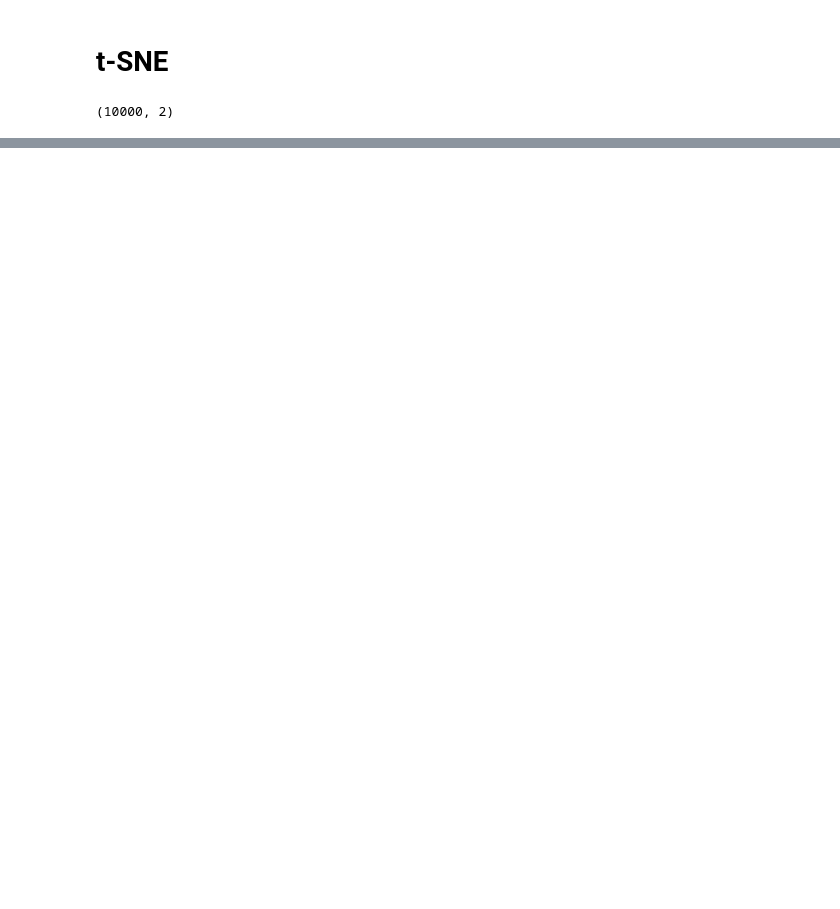
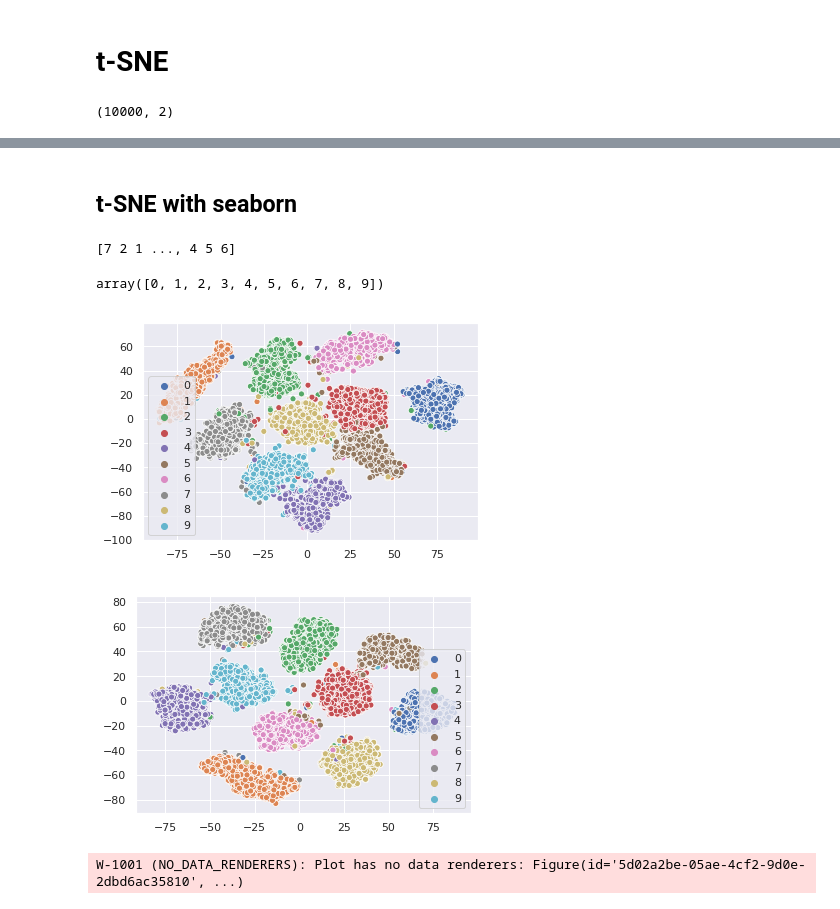
Before and after one commit to Michi265/Tesi, a Jupyter notebook: Prof_pytorch_ml_with_mnist.ipynb, the cells around one changed output, grey strips where cells are left out. Saved outputs shown, nothing was run; the diff lists cells and outputs as text; code cells hidden in the pictures; blank space fills up the shorter version.

```diff
--- a/Prof_pytorch_ml_with_mnist.ipynb
+++ b/Prof_pytorch_ml_with_mnist.ipynb
@@ -338,0 +345,29 @@ plt.scatter(X,Y,Z,color=['red','blue','green'])
+# %% [markdown]
+## t-SNE with seaborn
+# %%
+### This is the correct scatter plot.
+import seaborn as sns; sns.set()
+
+print (labels.squeeze())
+
+sns.scatterplot(fc1_embedded[:,0],fc1_embedded[:,1],labels.squeeze(),legend="full",palette=sns.color_palette())
+plt.figure()
+sns.scatterplot(fc2_embedded[:,0], fc2_embedded[:,1], labels.squeeze(),legend="full",palette=sns.color_palette())
+np.unique(labels.squeeze())
+# %% [output]
+[7 2 1 ..., 4 5 6]
+array([0, 1, 2, 3, 4, 5, 6, 7, 8, 9])
+[figure, added]
+[figure, added]
+# %%
+from bokeh.plotting import figure, show, output_file
+
+x=fc1_embedded[:,0]
+y=fc1_embedded[:,1]
+def mscatter(p, x, y, marker):
+    p.scatter(x, y, marker=marker, size=15,
+              line_color="navy", fill_color="orange", alpha=0.5)
+
+show(p)
+# %% [output]
+W-1001 (NO_DATA_RENDERERS): Plot has no data renderers: Figure(id='5d02a2be-05ae-4cf2-9d0e-2dbd6ac35810', ...)
```
Also changed, not shown: parts of 19 cells of this notebook.
